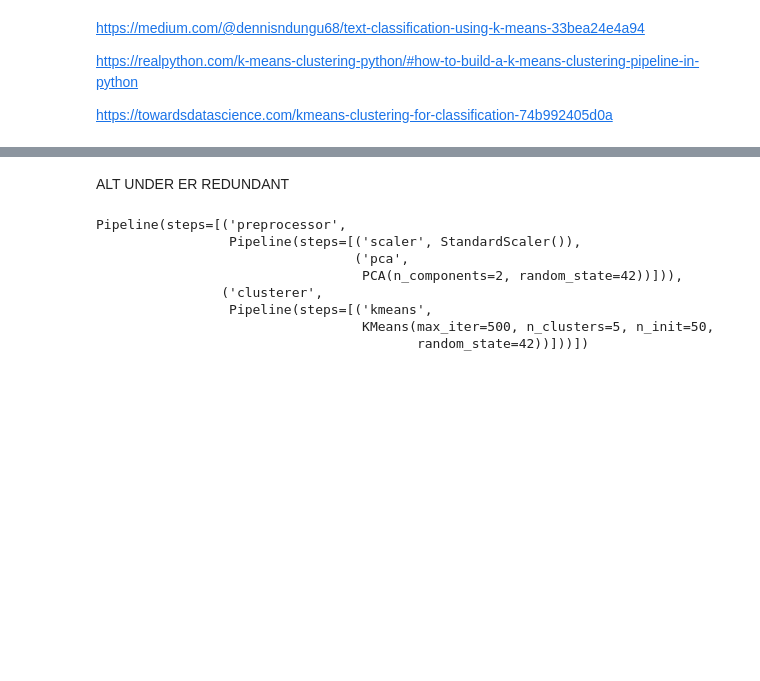
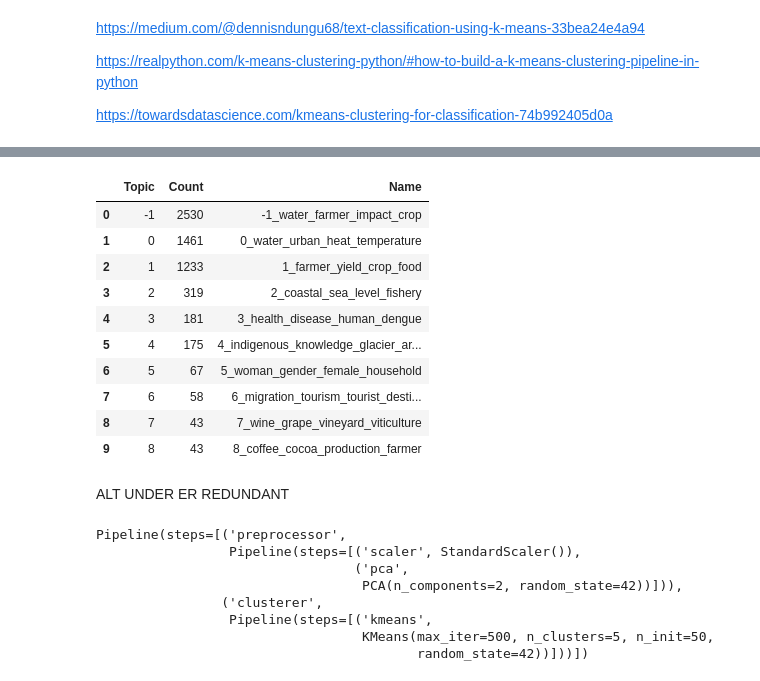
Before and after one commit to oskarkris/cluster_project, a Jupyter notebook: KMeans.ipynb, the cells around one changed output, grey strips where cells are left out. Saved outputs shown, nothing was run; the diff lists cells and outputs as text; code cells hidden in the pictures; blank space fills up the shorter version.

```diff
--- a/KMeans.ipynb
+++ b/KMeans.ipynb
@@ -116,0 +192,14 @@ plt.plot([0, 0] + sse)
+# %%
+#splitting dataset into clusters
+df0 = df[df['cluster'] == 0].reset_index().loc[:,'title':'cluster']
+df1 = df[df['cluster'] == 1].reset_index().loc[:,'title':'cluster']
+#df2 = df[df['cluster'] == 2].reset_index().loc[:,'title':'cluster']
+
+#df_list = [df0, df1, df2]
+# %%
+#!pip install bertopic
+from bertopic import BERTopic
+
+topic_model = BERTopic(top_n_words=12,
+                        #min_topic_size=50,
+                        nr_topics= 10)
@@ -116,0 +220,6 @@ plt.plot([0, 0] + sse)
+# %%
+topic, probs = topic_model.fit_transform(df1['clean_abstract'])
+dftest = pd.DataFrame()
+dftest['Topic'] = topic_model.get_topic_info()['Topic']
+dftest['Count'] = topic_model.get_topic_info()['Count']
+dftest['Name'] = topic_model.get_topic_info()['Name']
@@ -117,3 +246,17 @@ plt.plot([0, 0] + sse)
+# %%
+dftest
+# %% [output]
+|  | Topic | Count | Name |
+| 0 | -1 | 2530 | -1_water_farmer_impact_crop |
+| 1 | 0 | 1461 | 0_water_urban_heat_temperature |
+| 2 | 1 | 1233 | 1_farmer_yield_crop_food |
+| 3 | 2 | 319 | 2_coastal_sea_level_fishery |
+| 4 | 3 | 181 | 3_health_disease_human_dengue |
+| 5 | 4 | 175 | 4_indigenous_knowledge_glacier_ar... |
+| 6 | 5 | 67 | 5_woman_gender_female_household |
+| 7 | 6 | 58 | 6_migration_tourism_tourist_desti... |
+| 8 | 7 | 43 | 7_wine_grape_vineyard_viticulture |
+| 9 | 8 | 43 | 8_coffee_cocoa_production_farmer |
 # %% [markdown]
 ALT UNDER ER REDUNDANT
 # %%
```
Also changed, not shown: parts of 10 cells of this notebook, 5 other files.
